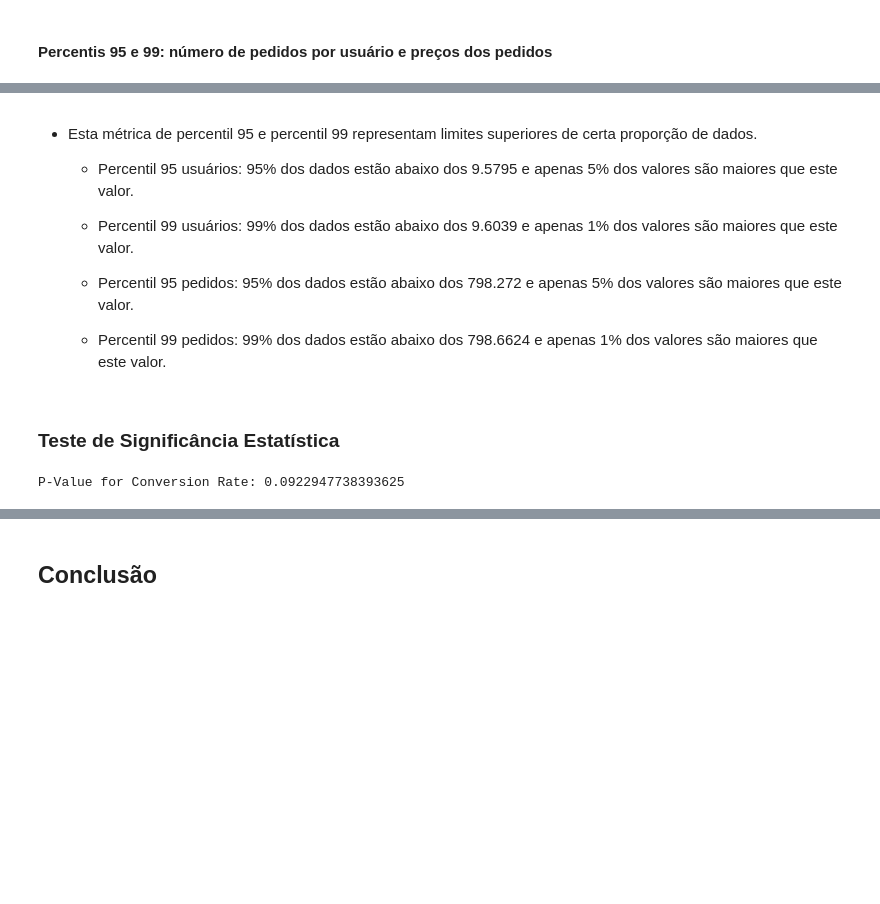
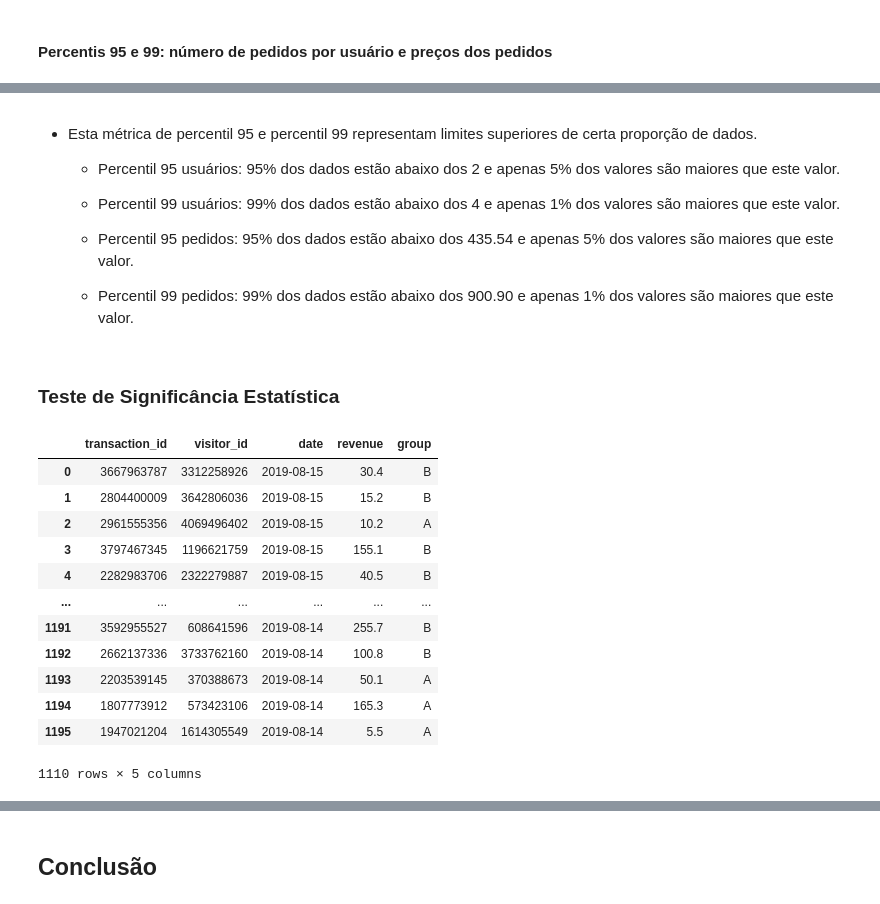
Before and after one commit to RafaelGenari/Bootcamp_Project_Making_Decisions_Based_In_Data, a Jupyter notebook: Notebooks/EDA.ipynb, the cells around one changed output, grey strips where cells are left out. Drawn from its saved outputs; the diff is of its cells as text; code cells hidden in the pictures; blank space fills up the shorter version.

```diff
--- a/Notebooks/EDA.ipynb
+++ b/Notebooks/EDA.ipynb
@@ -545,18 +581,35 @@ Dados se tornam anomalia a partir do 99 percentile:  798.6624
 # %% [markdown]
 - Esta métrica de percentil 95 e percentil 99 representam limites superiores de certa proporção de dados.
 
-    - Percentil 95 usuários: 95% dos dados estão abaixo dos 9.5795 e apenas 5% dos valores são maiores que este valor.
+    - Percentil 95 usuários: 95% dos dados estão abaixo dos 2 e apenas 5% dos valores são maiores que este valor.
 
-    - Percentil 99 usuários: 99% dos dados estão abaixo dos 9.6039 e apenas 1% dos valores são maiores que este valor.
+    - Percentil 99 usuários: 99% dos dados estão abaixo dos 4 e apenas 1% dos valores são maiores que este valor.
 
-    - Percentil 95 pedidos: 95% dos dados estão abaixo dos 798.272 e apenas 5% dos valores são maiores que este valor.
+    - Percentil 95 pedidos: 95% dos dados estão abaixo dos 435.54 e apenas 5% dos valores são maiores que este valor.
 
-    - Percentil 99 pedidos: 99% dos dados estão abaixo dos 798.6624 e apenas 1% dos valores são maiores que este valor.
+    - Percentil 99 pedidos: 99% dos dados estão abaixo dos 900.90 e apenas 1% dos valores são maiores que este valor.
 # %% [markdown]
 ### Teste de Significância Estatística
-# %%
-t_stat_conversion, p_value_conversion = stats.ttest_ind(comparison_ab['conversion_a'], comparison_ab['conversion_b'])
-
-print(f"P-Value for Conversion Rate: {p_value_conversion}")
-# %% [output]
-P-Value for Conversion Rate: 0.0922947738393625
+# %%
+abnormal_users = []
+
+for _, row in orders_log.iterrows():
+    if row['transaction_id'] > 2 and row['revenue'] > 435.54:
+        abnormal_users.append(row['visitor_id'])
+# %%
+orders_clean = orders_log[~orders_log['visitor_id'].isin(abnormal_users)]
+orders_clean
+# %% [output]
+|  | transaction_id | visitor_id | date | revenue | group |
+| 0 | 3667963787 | 3312258926 | 2019-08-15 | 30.4 | B |
+| 1 | 2804400009 | 3642806036 | 2019-08-15 | 15.2 | B |
+| 2 | 2961555356 | 4069496402 | 2019-08-15 | 10.2 | A |
+| 3 | 3797467345 | 1196621759 | 2019-08-15 | 155.1 | B |
+| 4 | 2282983706 | 2322279887 | 2019-08-15 | 40.5 | B |
+| ... | ... | ... | ... | ... | ... |
+| 1191 | 3592955527 | 608641596 | 2019-08-14 | 255.7 | B |
+| 1192 | 2662137336 | 3733762160 | 2019-08-14 | 100.8 | B |
+| 1193 | 2203539145 | 370388673 | 2019-08-14 | 50.1 | A |
+| 1194 | 1807773912 | 573423106 | 2019-08-14 | 165.3 | A |
+| 1195 | 1947021204 | 1614305549 | 2019-08-14 | 5.5 | A |
+1110 rows × 5 columns
```
Also changed, not shown: parts of 18 cells of this notebook.
